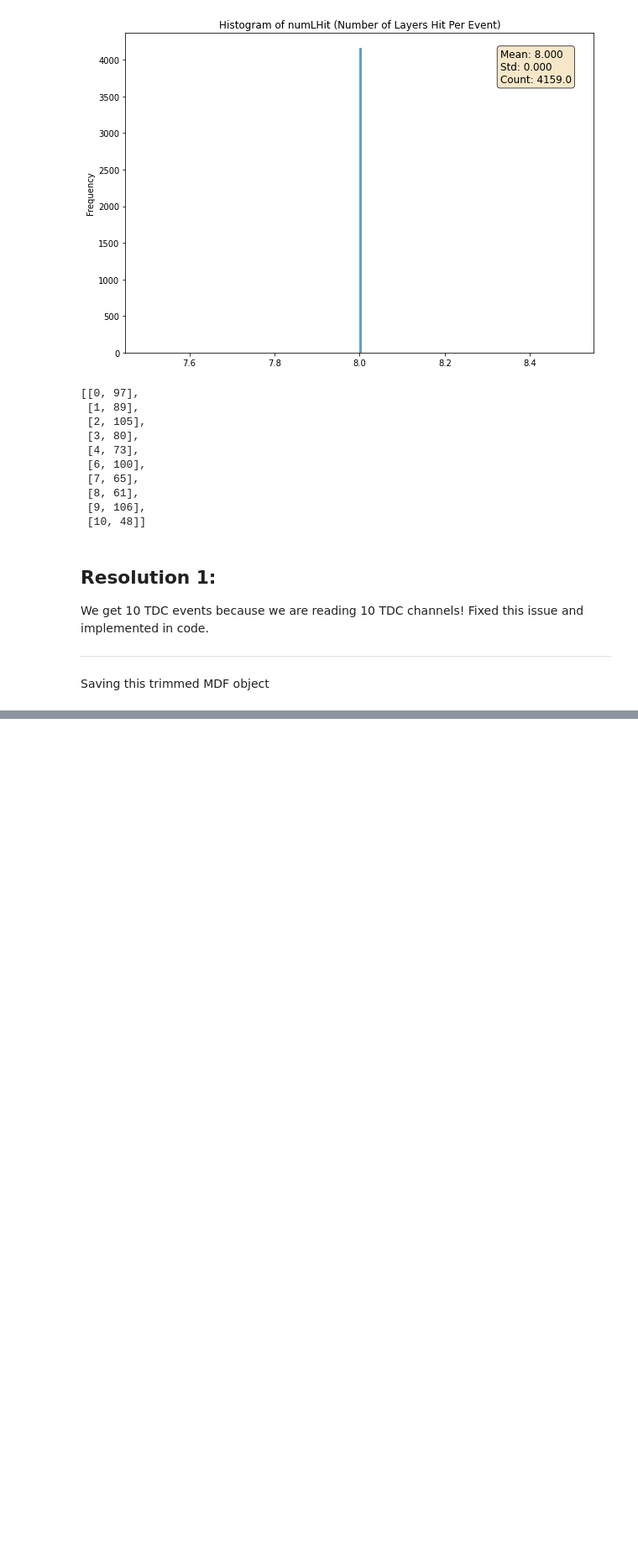
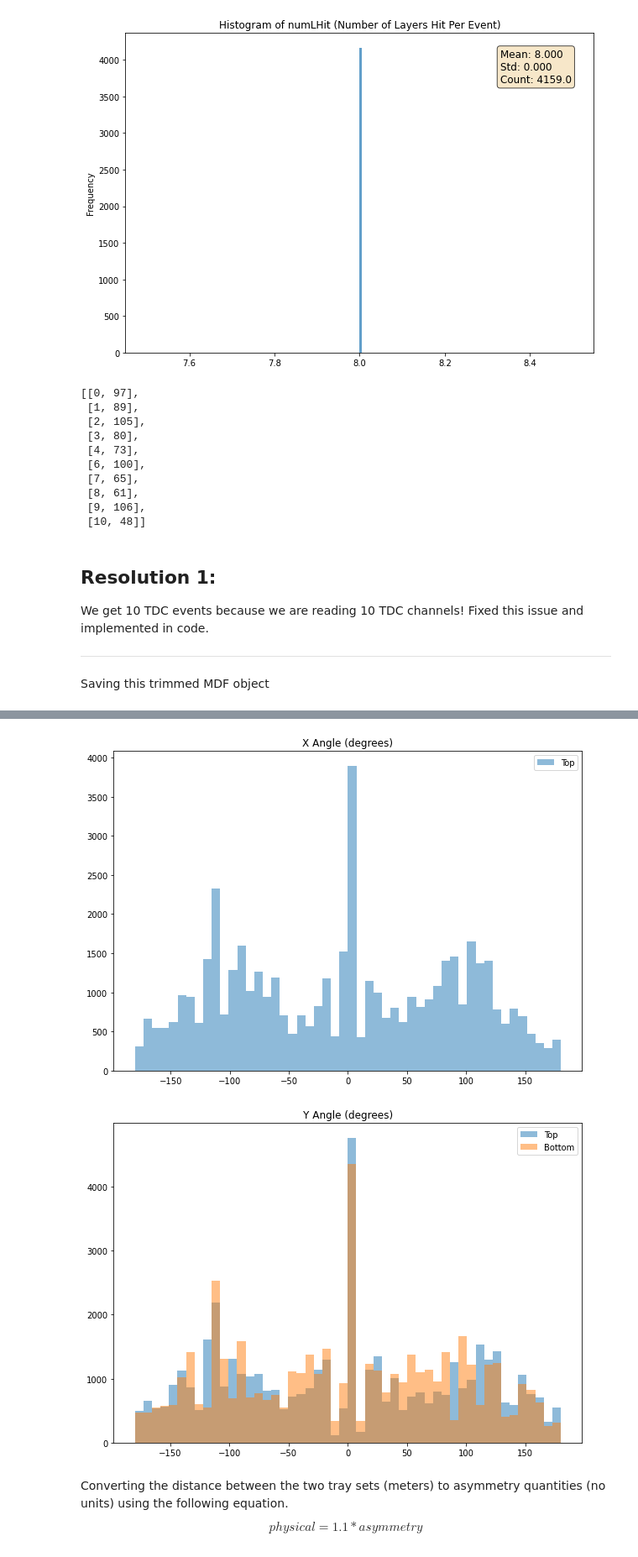
Before and after one commit to shanto268/HEP_DAQ, a Jupyter notebook: CrateAnalysis/image_analysis.ipynb, the cells around one changed output, grey strips where cells are left out. Shown at 84% size. Cells and saved outputs as stored; diff of their text form; code cells hidden in the pictures; blank space fills up the shorter version.

```diff
--- a/CrateAnalysis/image_analysis.ipynb
+++ b/CrateAnalysis/image_analysis.ipynb
@@ -251,0 +284,24 @@ mdfo.reload()
+# %%
+theta_x1 = mdfo.events_df.eval("asymL2/asymL1")*(360/np.pi)
+theta_y1 = mdfo.events_df.eval("asymL1/asymL2")*(360/np.pi)
+theta_x2 = mdfo.events_df.eval("asymL4/asymL3")*(360/np.pi)
+theta_y2 = mdfo.events_df.eval("asymL3/asymL4")*(360/np.pi)
+# %%
+a_min = -180
+a_max = 180
+nbin = 50
+
+plt.hist(theta_x1,bins=nbin,range=(a_min,a_max), alpha = 0.5, label ="Top")
+plt.title("X Angle (degrees)")
+#plt.hist(theta_x2,bins=nbin,range=(a_min,a_max), alpha = 0.5, label ="Bottom")
+plt.legend()
+plt.show()
+
+plt.hist(theta_y1,bins=nbin,range=(a_min,a_max), alpha = 0.5, label ="Top")
+plt.title("Y Angle (degrees)")
+plt.hist(theta_y2,bins=nbin,range=(a_min,a_max), alpha = 0.5, label ="Bottom")
+plt.legend()
+plt.show()
+# %% [output]
+[figure, added]
+[figure, added]
@@ -251,0 +312,3 @@ mdfo.reload()
+# %% [markdown]
+Converting the distance between the two tray sets (meters) to asymmetry quantities (no units) using the following equation.
+$$physical = 1.1*asymmetry$$
```
Also changed, not shown: parts of 71 cells of this notebook, 24 other files.
